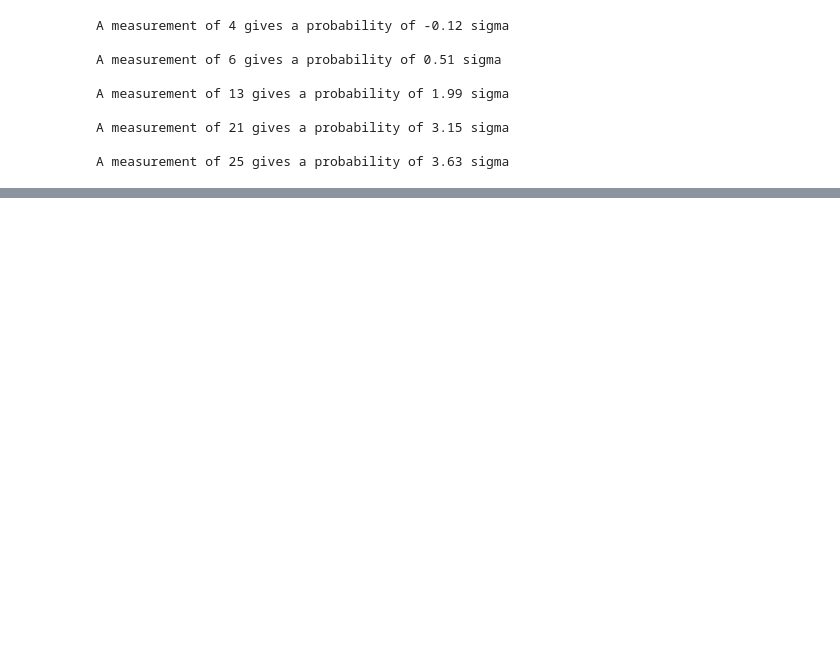
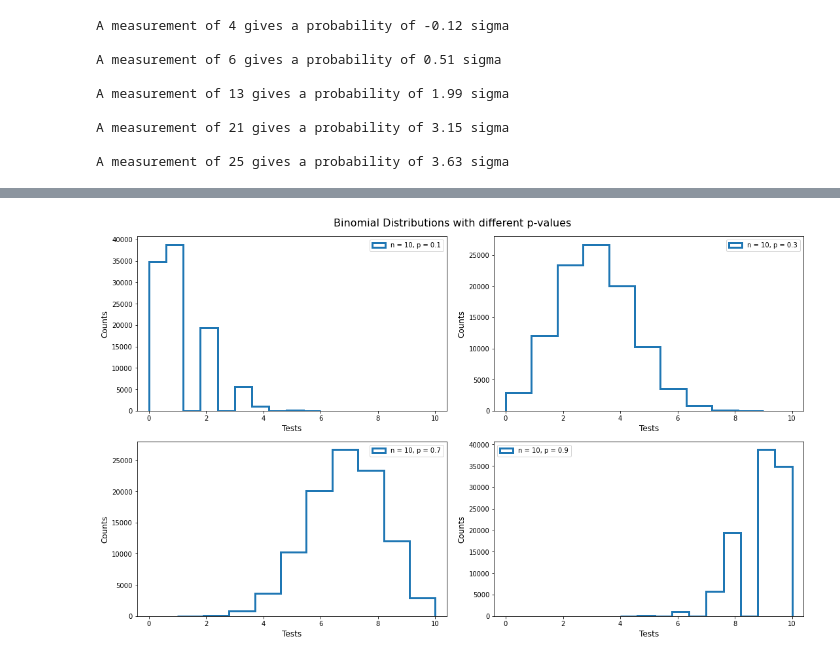
Before and after one commit to maria8ch/Phys434_BigData, a Jupyter notebook: lab1_Berres.ipynb, the cells around one changed output, grey strips where cells are left out. Saved outputs shown, nothing was run; the diff lists cells and outputs as text; code cells hidden in the pictures; blank space fills up the shorter version.

```diff
--- a/lab1_Berres.ipynb
+++ b/lab1_Berres.ipynb
@@ -132,9 +125,0 @@ array([0.1, 0.5, 1. , 1.5, 2.5, 4. ])
-# %%
-np.random.seed(seed=42)
-d = stats.norm.rvs(loc = 5., scale = 0.01, size = 100000)
-#draws=4000
-#chi2=np.empty(100000)
-samples=5
-i=0
-#while i<100000:
-#    np.random.chisquare()
@@ -419,0 +374,14 @@ ax.set_title('Binomial Distribution',fontsize=12);
+# %%
+fig, ax = plt.subplots(2,2,figsize=(15, 9),constrained_layout=True)
+pr = [0.1,0.3,0.7,0.9]
+ax = ax.flatten()
+fig.suptitle('Binomial Distributions with different p-values',fontsize=16)
+for i in range(len(pr)):
+    bi=stats.binom.rvs(n=10,p=pr[i],size=100000,random_state=420)
+    ax[i].set_xlim(-0.4,10.4)
+    ax[i].hist(bi,histtype='step',linewidth=3,label=f"n = 10, p = {pr[i]}")
+    ax[i].set_xlabel('Tests',fontsize=12)
+    ax[i].set_ylabel('Counts',fontsize=12)
+    ax[i].legend(loc=0);
+# %% [output]
+[figure, added]
```
Also changed, not shown: parts of 46 cells of this notebook.
